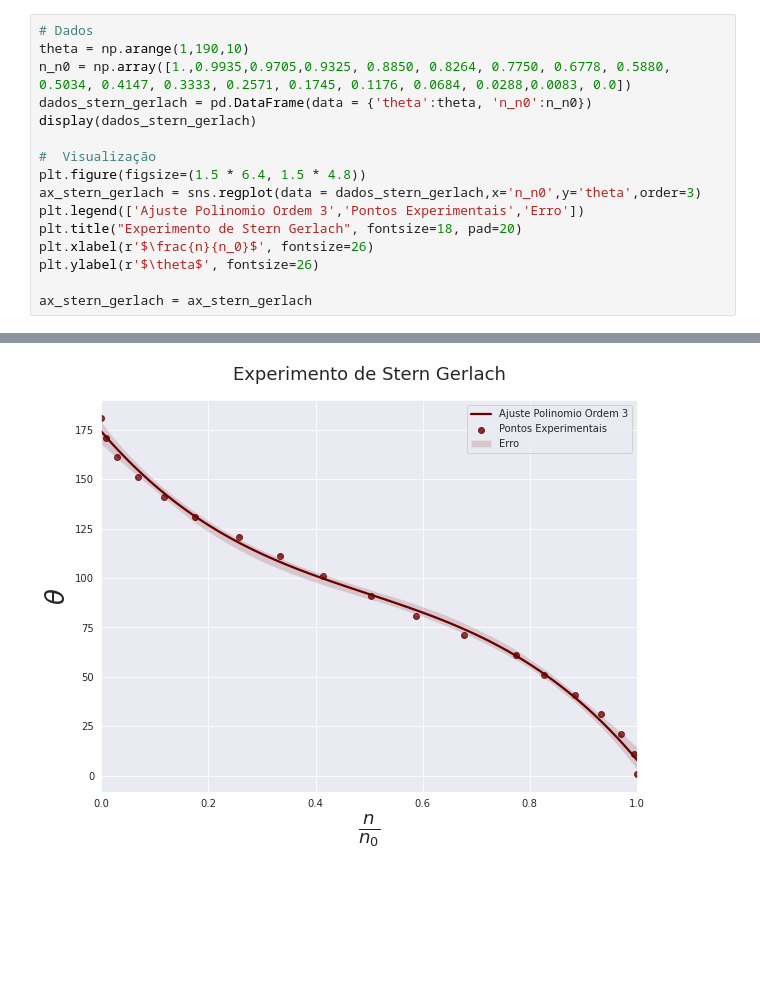
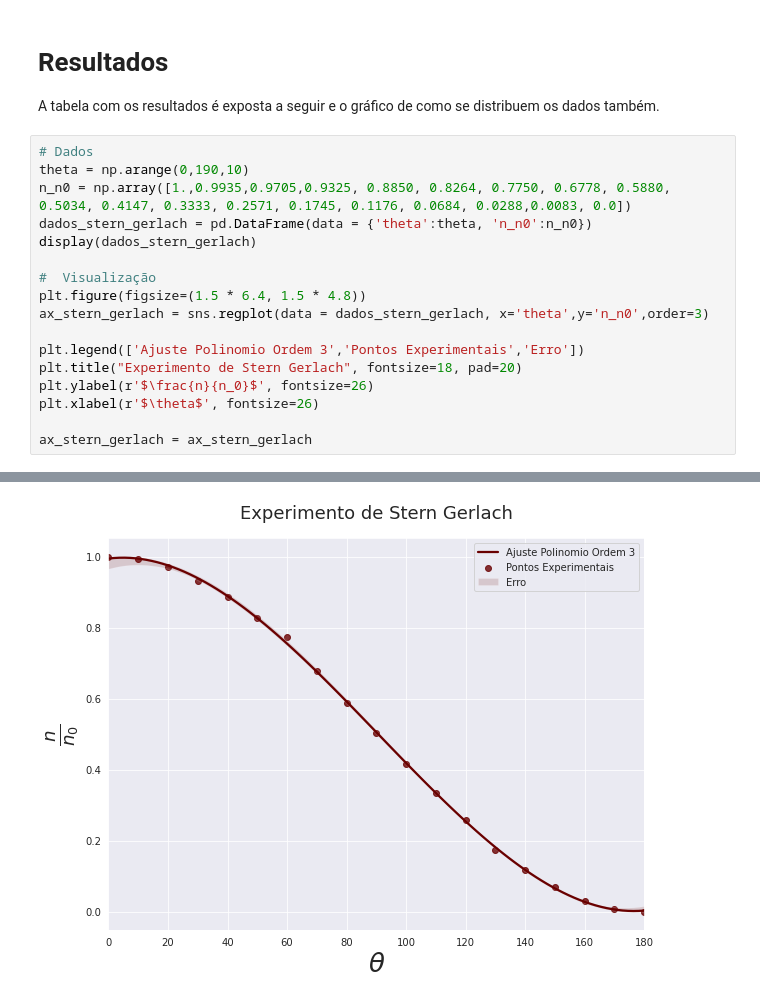
Before and after one commit to ConradBitt/LaboratorioFisicaModerna, a Jupyter notebook: Experimento de Stern-Gerlach.ipynb, the cells around one changed output, grey strips where cells are left out. Cells and saved outputs as stored; diff of their text form; blank space fills up the shorter version.

Commit message:
Finalizando Relatório Stern Gerlach

```diff
--- a/Experimento de Stern-Gerlach.ipynb
+++ b/Experimento de Stern-Gerlach.ipynb
@@ -39,17 +101,22 @@ experimento_stern_gerlach = './images/esquema_experimento_stern_gerlach.png'
+# %% [markdown]
+# Resultados
+
+A tabela com os resultados é exposta a seguir e o gráfico de como se distribuem os dados também.
 # %%
 # Dados
-theta = np.arange(1,190,10)
+theta = np.arange(0,190,10)
 n_n0 = np.array([1.,0.9935,0.9705,0.9325, 0.8850, 0.8264, 0.7750, 0.6778, 0.5880, 0.5034, 0.4147, 0.3333, 0.2571, 0.1745, 0.1176, 0.0684, 0.0288,0.0083, 0.0])
 dados_stern_gerlach = pd.DataFrame(data = {'theta':theta, 'n_n0':n_n0})
 display(dados_stern_gerlach)
 
 #  Visualização
 plt.figure(figsize=(1.5 * 6.4, 1.5 * 4.8))
-ax_stern_gerlach = sns.regplot(data = dados_stern_gerlach,x='n_n0',y='theta',order=3)
+ax_stern_gerlach = sns.regplot(data = dados_stern_gerlach, x='theta',y='n_n0',order=3)
+
 plt.legend(['Ajuste Polinomio Ordem 3','Pontos Experimentais','Erro'])
 plt.title("Experimento de Stern Gerlach", fontsize=18, pad=20)
-plt.xlabel(r'$\frac{n}{n_0}$', fontsize=26)
-plt.ylabel(r'$\theta$', fontsize=26)
+plt.ylabel(r'$\frac{n}{n_0}$', fontsize=26)
+plt.xlabel(r'$\theta$', fontsize=26)
 
 ax_stern_gerlach = ax_stern_gerlach
 # %% [output]
@@ -73 +140 @@ ax_stern_gerlach = ax_stern_gerlach
-[figure, old version]
+[figure, new version]
```
Also changed, not shown: parts of 19 cells of this notebook, 3 other files.
